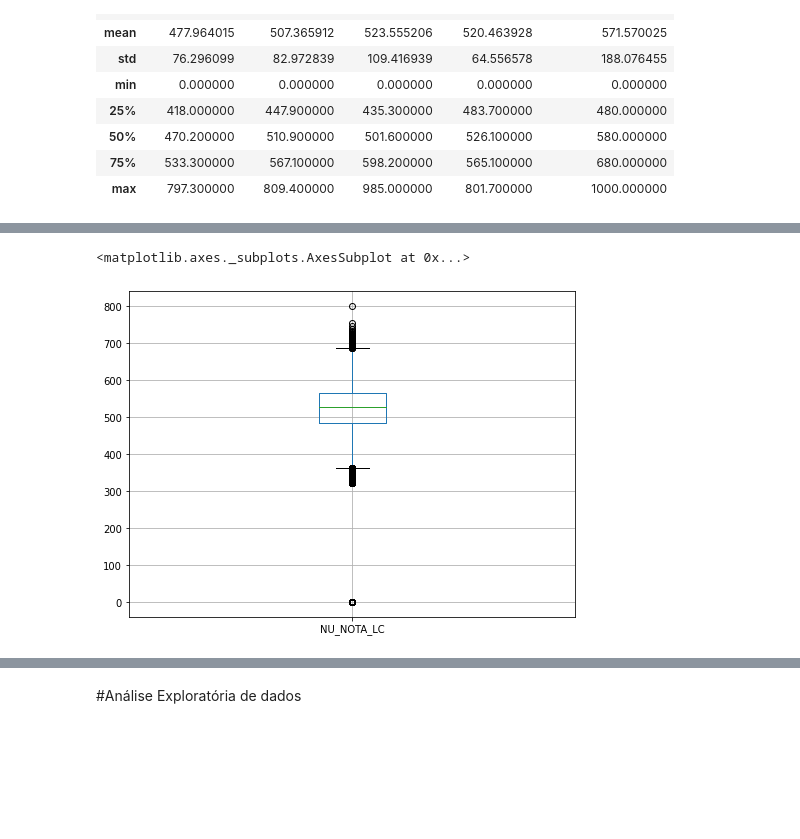
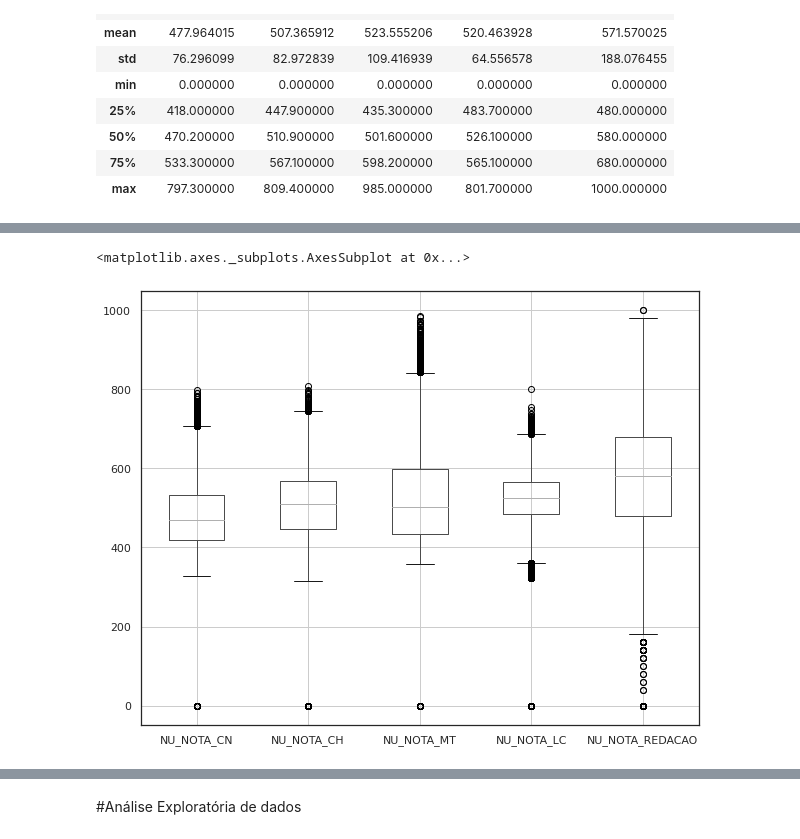
Before and after one commit to 7-Silva/analise-enem-2019, a Jupyter notebook: Semana_de_Data_Science_alura.ipynb, the cells around one changed output, grey strips where cells are left out. Drawn from its saved outputs; the diff is of its cells as text; code cells hidden in the pictures; blank space fills up the shorter version.

```diff
--- a/Semana_de_Data_Science_alura.ipynb
+++ b/Semana_de_Data_Science_alura.ipynb
@@ -251,6 +298,5 @@ dados[provas].describe()
 # %%
-#A importancia
-dados['NU_NOTA_LC'].plot.box(grid= True, figsize=(8,6))
+ dados[provas].boxplot(grid=True, figsize= (10,8))
 # %% [output]
 <matplotlib.axes._subplots.AxesSubplot at 0x...>
-[figure, old version]
+[figure, new version]
```
Also changed, not shown: parts of 44 cells of this notebook.
